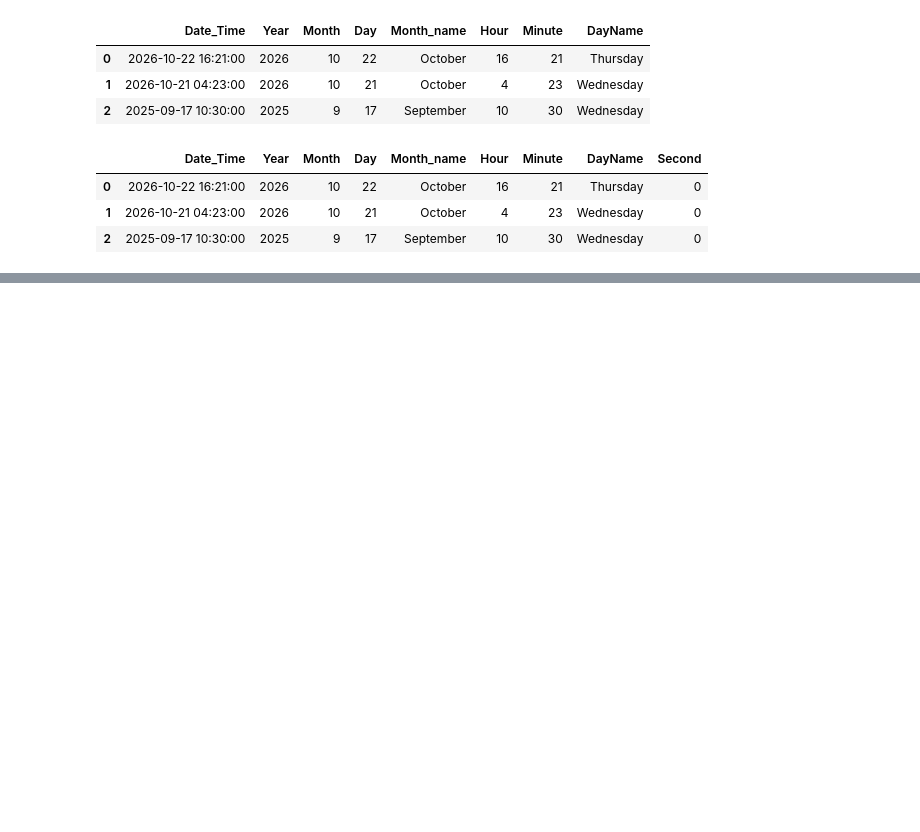
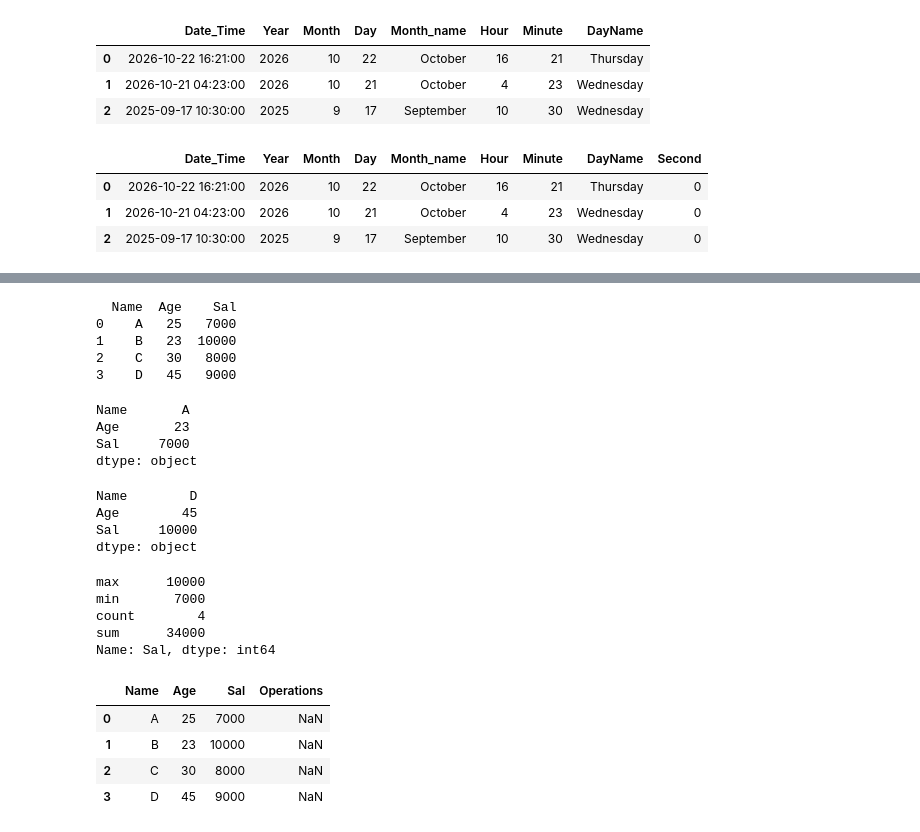
Before and after one commit to bhakti-wagh/PandasLibrary, a Jupyter notebook: day2.ipynb, the cells around one changed output, grey strips where cells are left out. Saved outputs shown, nothing was run; the diff lists cells and outputs as text; code cells hidden in the pictures; blank space fills up the shorter version.

Commit message:
day 2 Data Frame

```diff
--- a/day2.ipynb
+++ b/day2.ipynb
@@ -308,0 +311,17 @@ df
+# %%
+
+name=["A","B","C","D"]
+
+age=[25,23,30,45]
+sal=[7000,10000,8000,9000]
+
+data={"Name":name,"Age":age,"Sal":sal}
+
+df=pd.DataFrame(data)
+print(df)
+# %% [output]
+  Name  Age    Sal
+0    A   25   7000
+1    B   23  10000
+2    C   30   8000
+3    D   45   9000
@@ -308,0 +337,30 @@ df
+# %%
+df.min()
+# %% [output]
+Name       A
+Age       23
+Sal     7000
+dtype: object
+# %%
+df.max()
+# %% [output]
+Name        D
+Age        45
+Sal     10000
+dtype: object
+# %%
+df["Sal"].agg(["max", "min", "count", "sum"])
+# %% [output]
+max      10000
+min       7000
+count        4
+sum      34000
+Name: Sal, dtype: int64
+# %%
+df
+# %% [output]
+|  | Name | Age | Sal | Operations |
+| 0 | A | 25 | 7000 | NaN |
+| 1 | B | 23 | 10000 | NaN |
+| 2 | C | 30 | 8000 | NaN |
+| 3 | D | 45 | 9000 | NaN |
```
Also changed, not shown: parts of 3 cells of this notebook, 2 other files.
